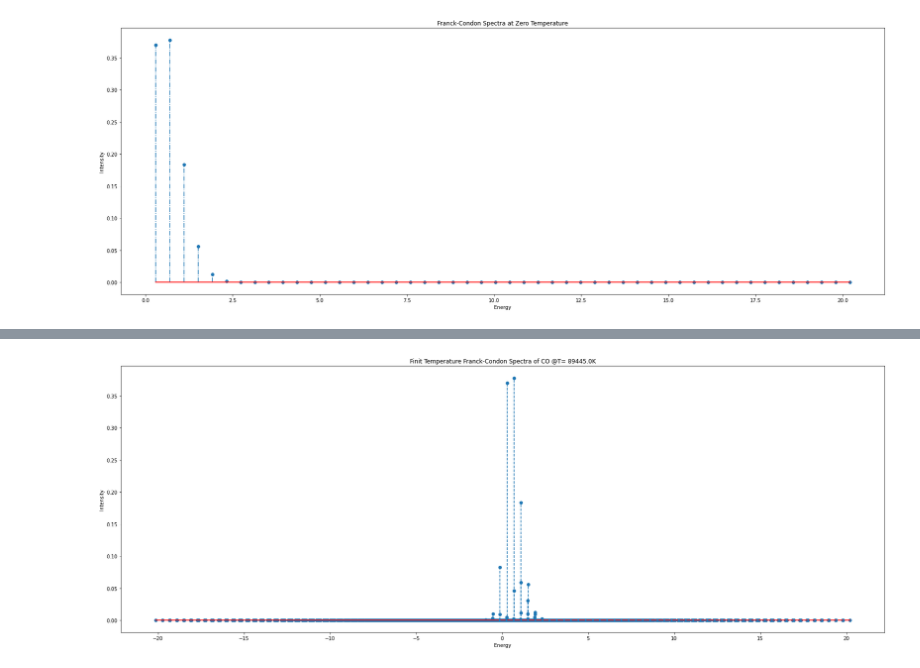
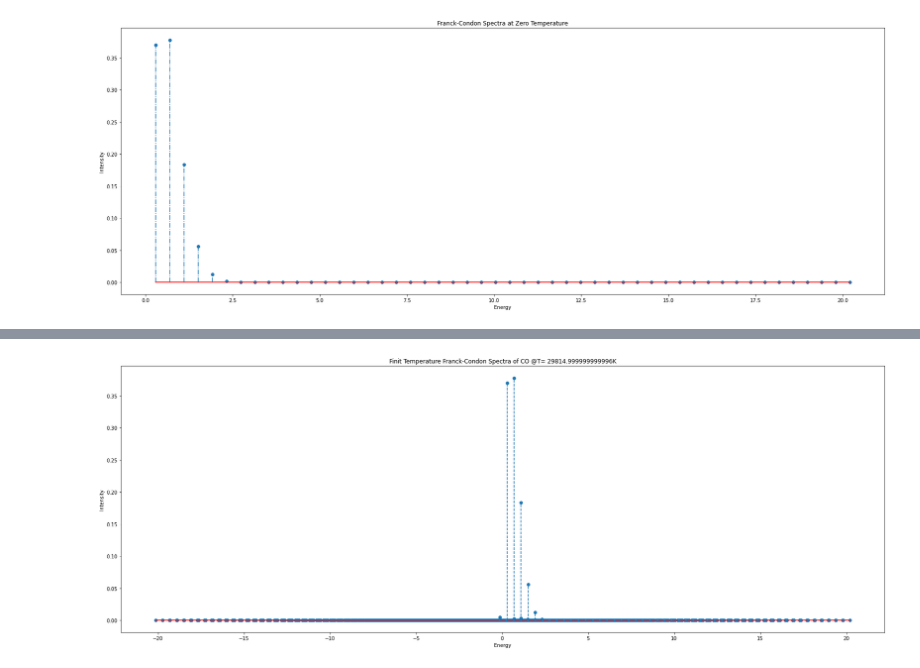
Before and after one commit to Ajaykhanna/Franck-Condon, a Jupyter notebook: Franck-Condon_Ajay.ipynb, the cells around one changed output, grey strips where cells are left out. Cells and saved outputs as stored; diff of their text form; code cells hidden in the pictures.

```diff
--- a/Franck-Condon_Ajay.ipynb
+++ b/Franck-Condon_Ajay.ipynb
@@ -119,16 +112,6 @@ for i in range(len(v)):
-# %%
-# Calculating Normalization Constant for the Wavefunction
-def normalization(v,α):
-    N_v = math.sqrt(α/(2.**v * math.factorial(v) * math.sqrt(math.pi)))
-    return N_v
-
-N_v_gs = []                                                                                                   # Normalization Constant Array
-for i in range(len(v)):
-    N_v_gs.append(normalization(v[i], α_gs))
-
-N_v_ex = []                                                                                                   # Normalization Constant Array
-for i in range(len(v)):
-    N_v_ex.append(normalization(v[i], α_ex))
+# %%
+N_v_gs = [normalization(v[i], α_gs) for i in v ]
+N_v_ex = [normalization(v[i], α_ex) for i in v ]
 # %%
 # Calculating 'Physicsts' Hermite Polynomial
 d = 0.
@@ -157,7 +133,7 @@ for i in v:
 # Displacement and Hermite Polynomials
 d = 0.5                                                                                                    # Shift in 'X-Value'
 Hermite_es = []                                                                                            # Hermite Polynomical Array
-coef = np.zeros(len(v))                                                                                    # Coeffcients of Hermite Polynomial
+coef = np.zeros(v.shape)                                                                                   # Coeffcients of Hermite Polynomial
 coef[0] = 1.                                                                                               # Changing First Element of Coffecient to 1
 
 # For Loop to Calculate Hermite Polynomials for Every Vibrational Quantum Number
@@ -167,24 +143,15 @@ for i in range(49):
     coef[i+1] = 1                                                                                          # Replace Coeffcient 'i+1th' place with 1
 Hermite_es.append(hermval(x=α_ex*(d-x),c=coef))                                                                  # Calling Hermite for the 50th vibrational number
 
-gauss_func_es = []
-for i in x:
-    g_ = np.exp(-((α_ex*(d-i))**2)/2)
-    gauss_func_es.append(g_)
-
-ψ_es = []
-for i in v:
-    h_ = gauss_func_es * Hermite_es[i] *  N_v_ex[i]
-    ψ_es.append(h_)
+gauss_func_es = [np.exp(-((α_ex*(d-i))**2)/2) for i in x]
+ψ_es = [gauss_func_es * Hermite_es[i] *  N_v_ex[i] for i in v]
 
 
 # Difference
 diff_E = E_ex_total - E_gs_total[0]
-overlap = np.zeros(len(v))
-for i in range(len(v)):
-    overlap[i] = (np.trapz((ψ_gs[0]*ψ_es[i]),x,dx=0.01))**2
+overlap = [(np.trapz((ψ_gs[0]*ψ_es[i]),x,dx=0.01))**2 for i in v]
 
-pd.DataFrame([overlap,diff_E])
+pd.DataFrame([overlap, diff_E])
 # %% [output]
 |  | 0 | 1 | 2 | 3 | 4 | 5 | 6 | 7 | 8 | 9 | 10 | ... |
 | 0 | 0.369227 | 0.377185 | 0.183107 | 0.056095 | 0.012142 | 0.001969 | 0.000247 | 0.000025 | 0.000002 | 1.223165e-07 | 6.065321e-09 | ... |
@@ -268,10 +223,8 @@ plt.show()
 [figure]
 # %%
 # Boltzman Distribution
-T = 300*298.15
+T = 100*298.15
 print("Current Temperature(K): ", T)
-boltzman = np.zeros(v.shape)
-for i in range(len(v)):
-    boltzman[i] = np.exp(-(i*h_bar*ω_gs)/(T*k_b*joule_2_hatree))
+boltzman = [np.exp(-(i*h_bar*ω_gs)/(T*k_b*joule_2_hatree)) for i in v]
 pd.DataFrame(boltzman).T
 # %% [output]
@@ -290,24 +244,24 @@ for i in range(len(v)):
         overlap[i][j] = boltzman[i]*(np.trapz((ψ_gs[i]*ψ_es[j]),x,dx=0.01))**2
 # %%
 # Plotting BZman Distribution
-x = (diff_E[i] for i in range(len(v)))
-y = (overlap[j] for j in range(len(v)))
+x = (diff_E[i] for i in v)
+y = (overlap[j] for j in v)
 
 #lines = [y1,y2,y3]
 #colors  = ['r','g','b']
 #labels  = ['RED','GREEN','BLUE']
 
 # fig1 = plt.figure()
 plt.figure(figsize=(28,10))
 #plt.title('Franck Condon at Finite Temperature @: T')
 plt.title('Finit Temperature Franck-Condon Spectra of CO @T= {}K'.format(T))
 for x,y in zip(x,y):
     #plt.plot(x,y)
     #plt.legend(labels)
     plt.xlabel('Energy')
     plt.ylabel('Intensity')
     markerline, stemlines, baseline = plt.stem(x, y, '--o', use_line_collection=True)
     plt.setp(baseline, 'color', 'r', 'linewidth', 2)
 plt.show()
 # %% [output]
-[figure, old version]
+[figure, new version]
```
Also changed, not shown: parts of 11 cells of this notebook, 1 other file.
